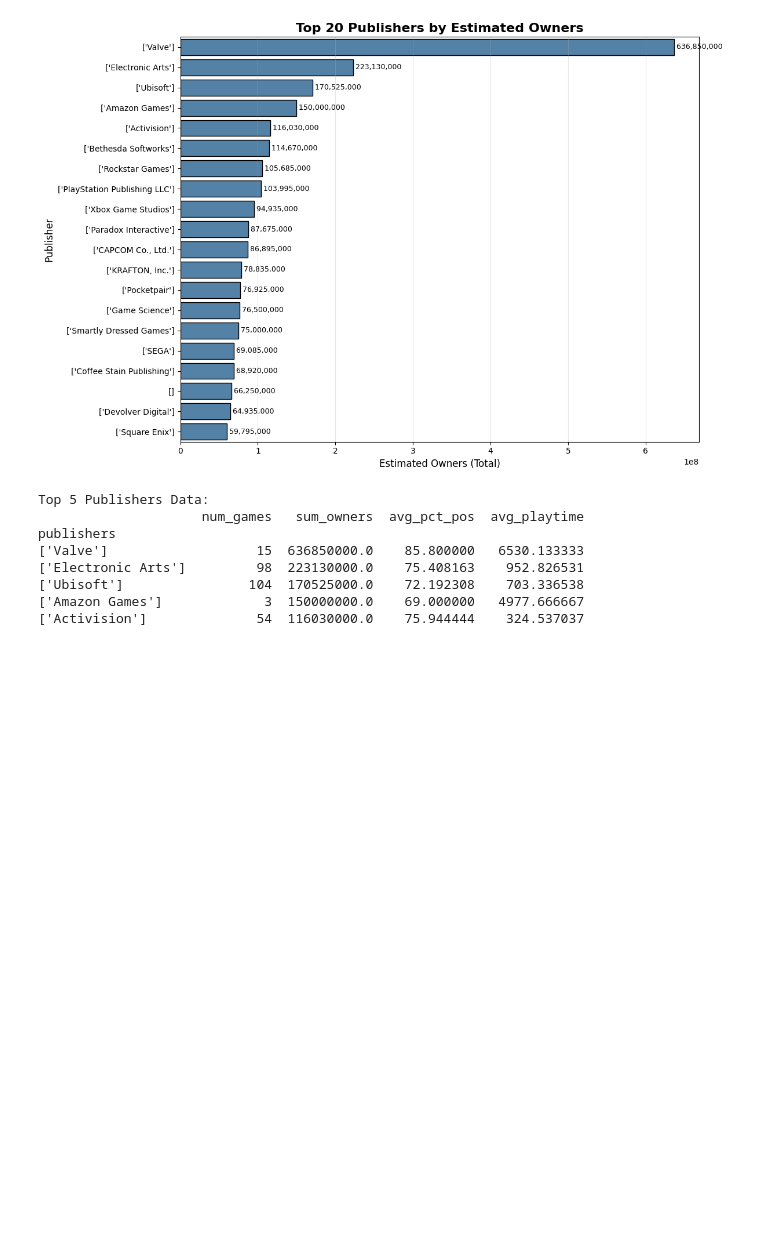
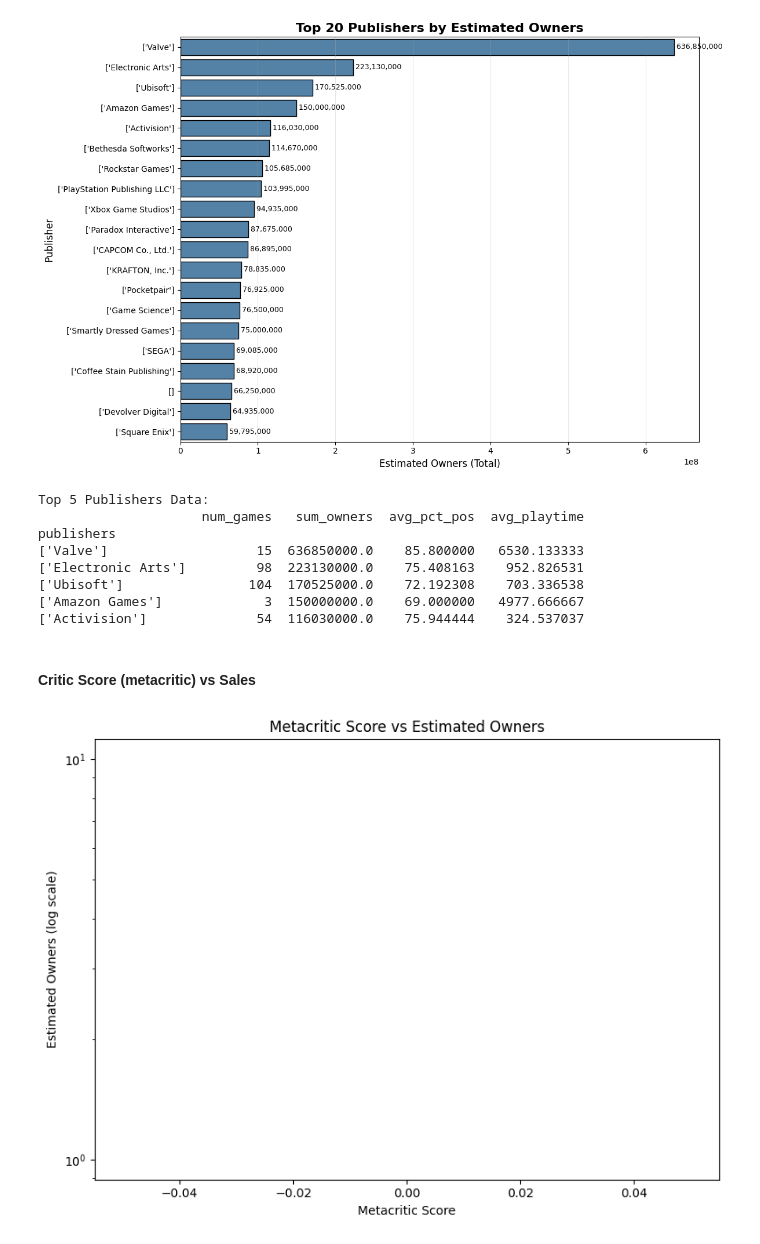
Before and after one commit to Mahanidhii/EDA-Case-Studies, a Jupyter notebook: Video Game Reviews Analysis/analysis.ipynb, the cells around one changed output. Drawn from its saved outputs; the diff is of its cells as text; code cells hidden in the pictures; blank space fills up the shorter version.

Commit message:
chore: code build for Critic score vs Sales visualization

```diff
--- a/Video Game Reviews Analysis/analysis.ipynb
+++ b/Video Game Reviews Analysis/analysis.ipynb
@@ -381,3 +381,18 @@ publishers
 ['Ubisoft']                104  170525000.0    72.192308    703.336538
 ['Amazon Games']             3  150000000.0    69.000000   4977.666667
 ['Activision']              54  116030000.0    75.944444    324.537037
+# %% [markdown]
+#### Critic Score (metacritic) vs Sales
+# %%
+plt.figure(figsize=(8,6))
+sub = df.dropna(subset=['metacritic_score','estimated_owners'])
+sns.scatterplot(data=sub, x='metacritic_score', y='estimated_owners', alpha=0.6)
+plt.yscale('log')
+plt.title("Metacritic Score vs Estimated Owners")
+plt.xlabel("Metacritic Score")
+plt.ylabel("Estimated Owners (log scale)")
+plt.tight_layout()
+plt.savefig(fig_dir/"q3_meta_vs_owners.png")
+plt.show()
+# %% [output]
+[figure, added]
```
Also changed, not shown: 1 other file.
